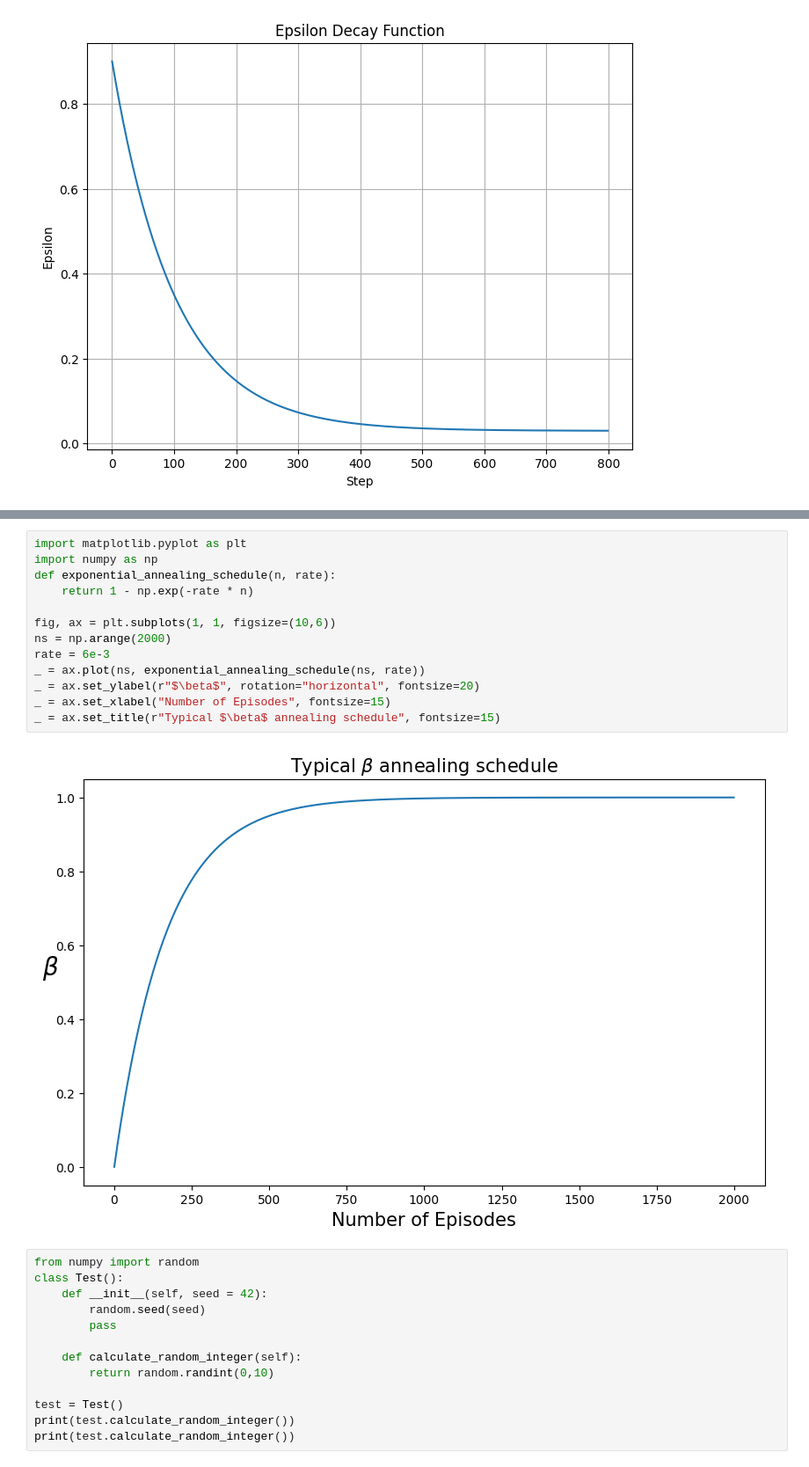
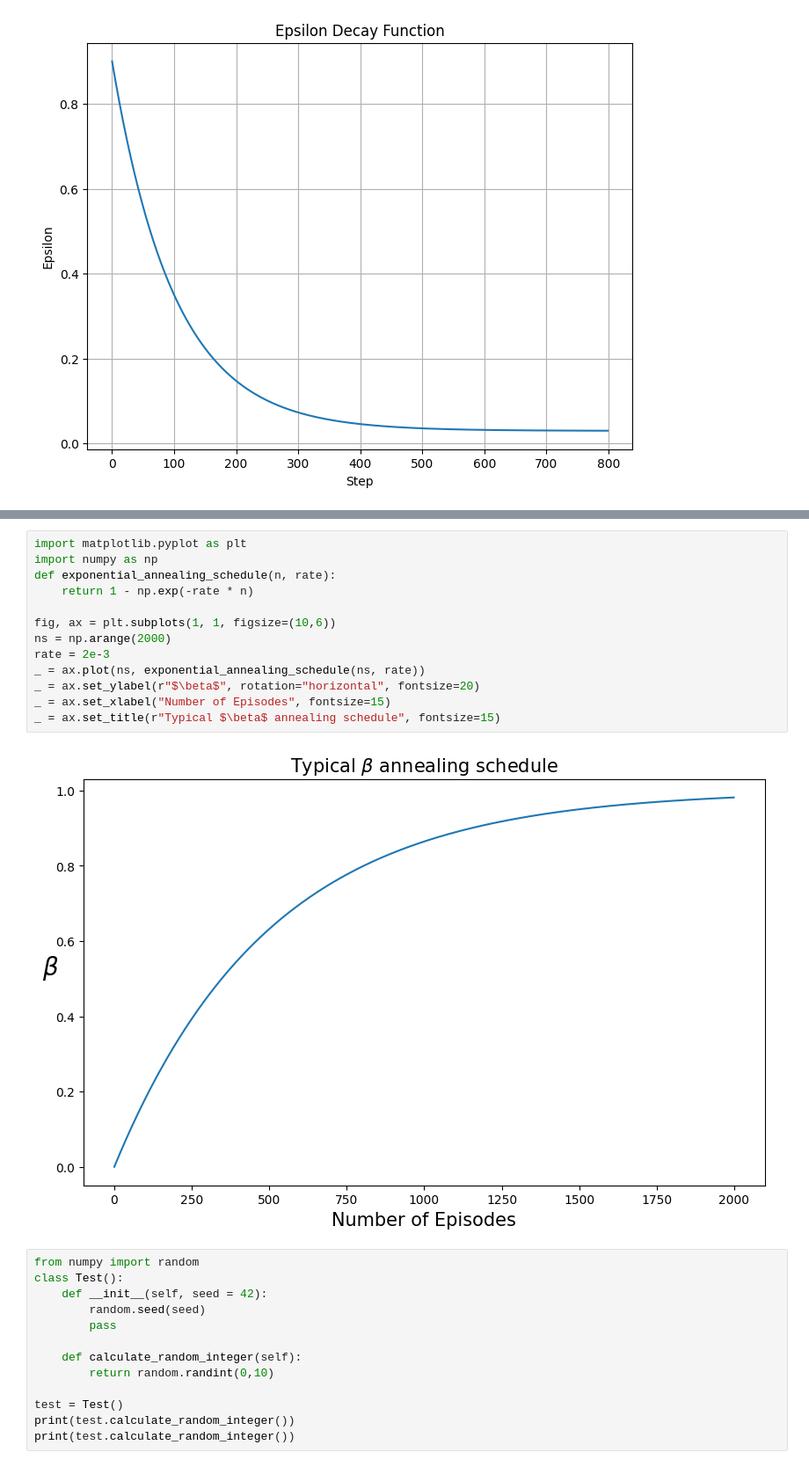
Before and after one commit to MagnusWagner/cro_symbolic_mbpo, a Jupyter notebook: tests.ipynb, the cells around one changed output, grey strips where cells are left out. Shown at 88% size. Cells and saved outputs as stored; diff of their text form.

```diff
--- a/tests.ipynb
+++ b/tests.ipynb
@@ -60,18 +60,18 @@ IndexError: index 1 is out of bounds for dimension 0 with size 1
 # %%
 import matplotlib.pyplot as plt
 import numpy as np
 def exponential_annealing_schedule(n, rate):
     return 1 - np.exp(-rate * n)
 
 fig, ax = plt.subplots(1, 1, figsize=(10,6))
 ns = np.arange(2000)
-rate = 6e-3
+rate = 2e-3
 _ = ax.plot(ns, exponential_annealing_schedule(ns, rate))
 _ = ax.set_ylabel(r"$\beta$", rotation="horizontal", fontsize=20)
 _ = ax.set_xlabel("Number of Episodes", fontsize=15)
 _ = ax.set_title(r"Typical $\beta$ annealing schedule", fontsize=15)
 # %% [output]
-[figure, old version]
+[figure, new version]
 # %%
 from numpy import random
 class Test():
```
Also changed, not shown: parts of 9 cells of this notebook, 14 other files.
